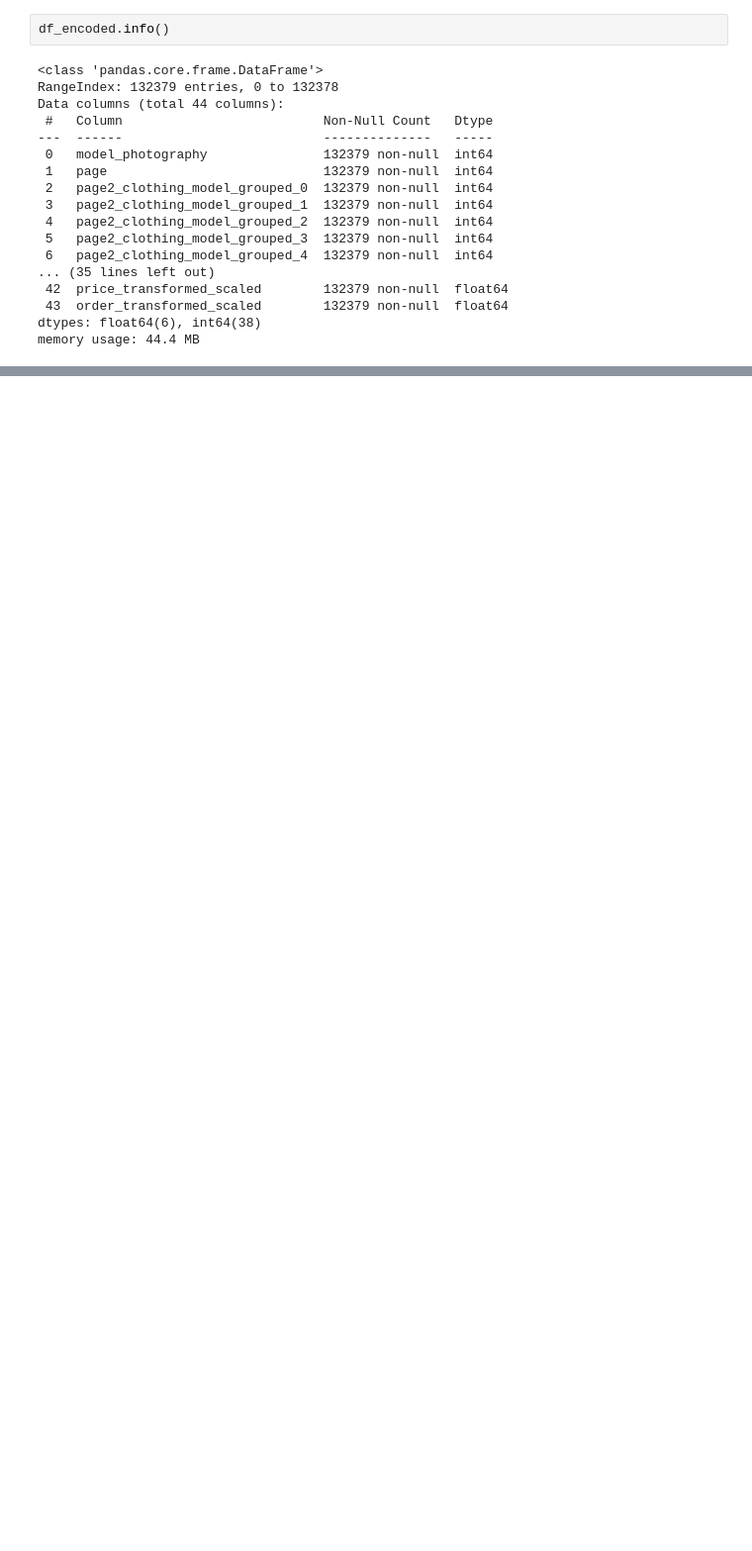
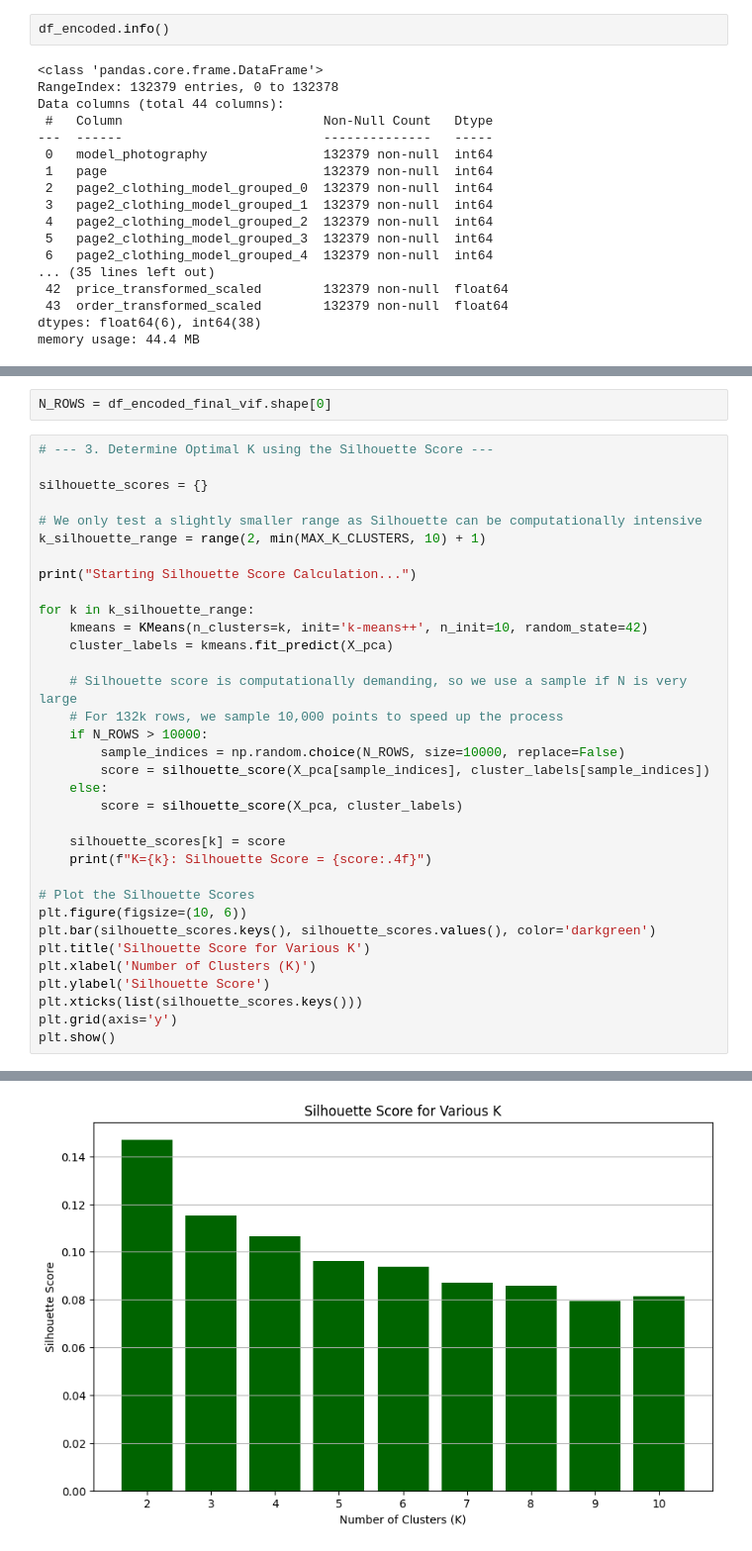
Before and after one commit to Aravind-M2/E-Commerce-Customer-conversion, a Jupyter notebook: Unsupervised_learning.ipynb, the cells around one changed output, grey strips where cells are left out. Shown at 99% size. Cells and saved outputs as stored; diff of their text form; blank space fills up the shorter version.

```diff
--- a/Unsupervised_learning.ipynb
+++ b/Unsupervised_learning.ipynb
@@ -122,0 +379,37 @@ df_encoded.head()
+# %%
+N_ROWS = df_encoded_final_vif.shape[0]
+# %%
+# --- 3. Determine Optimal K using the Silhouette Score ---
+
+silhouette_scores = {}
+
+# We only test a slightly smaller range as Silhouette can be computationally intensive
+k_silhouette_range = range(2, min(MAX_K_CLUSTERS, 10) + 1)
+
+print("Starting Silhouette Score Calculation...")
+
+for k in k_silhouette_range:
+    kmeans = KMeans(n_clusters=k, init='k-means++', n_init=10, random_state=42)
+    cluster_labels = kmeans.fit_predict(X_pca)
+
+    # Silhouette score is computationally demanding, so we use a sample if N is very large
+    # For 132k rows, we sample 10,000 points to speed up the process
+    if N_ROWS > 10000:
+        sample_indices = np.random.choice(N_ROWS, size=10000, replace=False)
+        score = silhouette_score(X_pca[sample_indices], cluster_labels[sample_indices])
+    else:
+        score = silhouette_score(X_pca, cluster_labels)
+
+    silhouette_scores[k] = score
+    print(f"K={k}: Silhouette Score = {score:.4f}")
+
+# Plot the Silhouette Scores
+plt.figure(figsize=(10, 6))
+plt.bar(silhouette_scores.keys(), silhouette_scores.values(), color='darkgreen')
+plt.title('Silhouette Score for Various K')
+plt.xlabel('Number of Clusters (K)')
+plt.ylabel('Silhouette Score')
+plt.xticks(list(silhouette_scores.keys()))
+plt.grid(axis='y')
+plt.show()
+# %% [output]
@@ -122,0 +426 @@ df_encoded.head()
+[figure, added]
```
Also changed, not shown: parts of 29 cells of this notebook.
